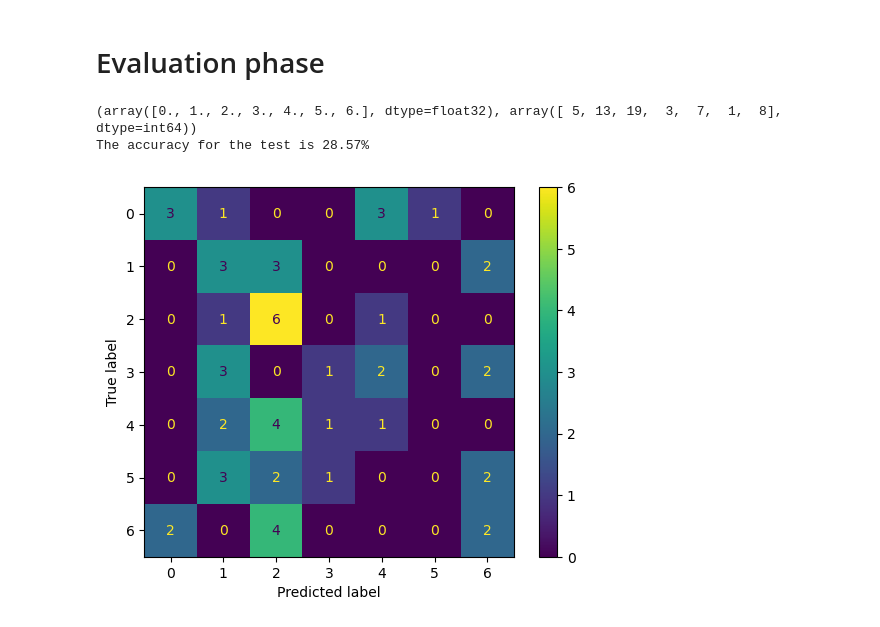
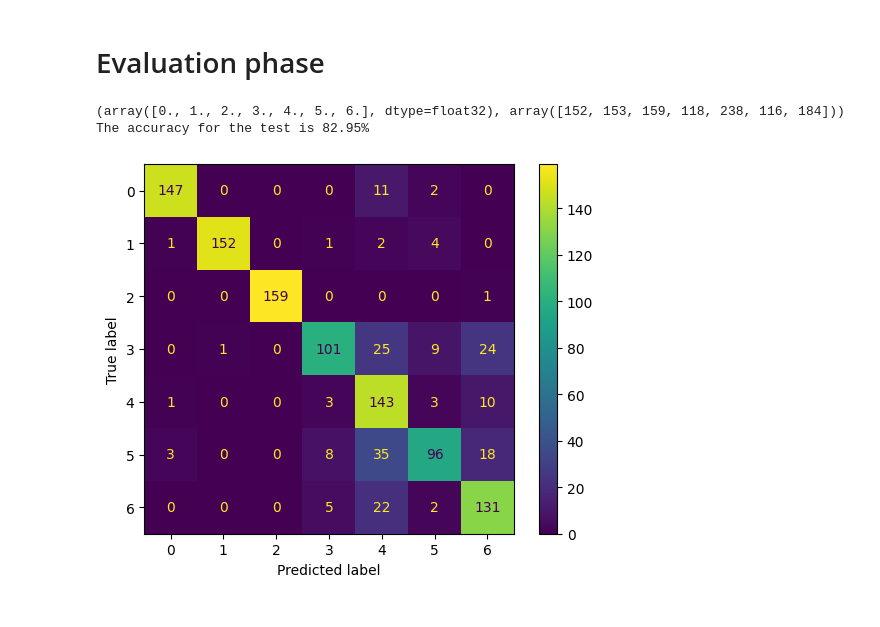
Before and after one commit to chrisdollo/EMG, a Jupyter notebook: code/model_latest.ipynb, the cells around one changed output. Drawn from its saved outputs; the diff is of its cells as text; code cells hidden in the pictures.

```diff
--- a/code/model_latest.ipynb
+++ b/code/model_latest.ipynb
@@ -167,11 +169,12 @@ def load_data_method_1(file_path):
 # %%
 # Load the .mat file
 # file_path = "E:/Chris/EMG/Data/put_emg_model_data.mat"
-# file_path = '/Users/chrisdollo/Documents/Research/putEMG prime/Data/combined_per_per_subject/uniformized_emg_gestures_03_combined_non_uniform.mat'
+file_path = '/Users/chrisdollo/Documents/Research/putEMG prime/Data/combined_per_per_subject/uniformized_emg_gestures_03_combined_non_uniform.mat'
+file_path = '/Users/chrisdollo/Documents/Research/putEMG prime/Data/data_5_subjects/total/data_for_5_subject.mat'
 
 
 # parttial dataset
-file_path = "E:/Chris/EMG/Data/put_emg_model_data.mat"
+#file_path = "E:/Chris/EMG/Data/put_emg_model_data.mat"
 # file_path = "E:/Chris/EMG/Data/data_for_5_subject.mat"
 # file_path = "E:/Chris/EMG/Data/uniform_mat_data_per_subject/uniformized_emg_gestures_15_combined_non_uniform.mat"
 # file_path="E:/Chris/EMG/Data/uniform_mat_data_per_subject/uniformized_emg_gestures_20_combined_non_uniform.mat"
@@ -408,8 +405,8 @@ KeyboardInterrupt:
 # %% [markdown]
 # Evaluation phase
 # %%
-acc = evaluateFinal(model_final, val_loader, device)
+acc = evaluateFinal(model_final, train_final_loader, device)
 # %% [output]
-(array([0., 1., 2., 3., 4., 5., 6.], dtype=float32), array([ 5, 13, 19,  3,  7,  1,  8], dtype=int64))
-The accuracy for the test is 28.57%
+(array([0., 1., 2., 3., 4., 5., 6.], dtype=float32), array([152, 153, 159, 118, 238, 116, 184]))
+The accuracy for the test is 82.95%
-[figure, old version]
+[figure, new version]
```
Also changed, not shown: parts of 11 cells of this notebook, 5 other files.
